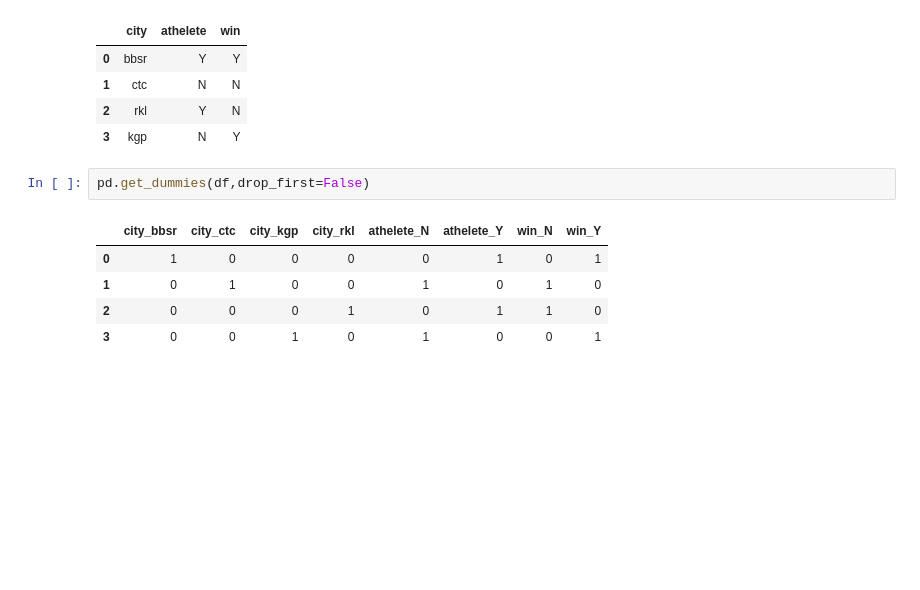
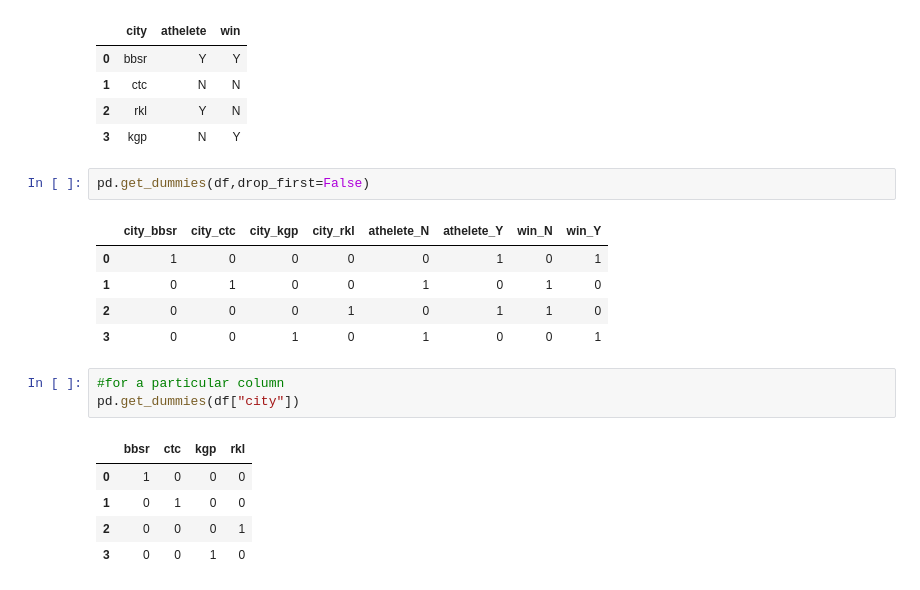
Before and after one commit to Coder-Amlan-for-College/MLC, a Jupyter notebook: Feature Engineering.ipynb, the cells around one changed output. Drawn from its saved outputs; the diff is of its cells as text; blank space fills up the shorter version.

```diff
--- a/Feature Engineering.ipynb
+++ b/Feature Engineering.ipynb
@@ -137,3 +152,12 @@ pd.get_dummies(df,drop_first=False)
 | 1 | 0 | 1 | 0 | 0 | 1 | 0 | 1 | 0 |
 | 2 | 0 | 0 | 0 | 1 | 0 | 1 | 1 | 0 |
 | 3 | 0 | 0 | 1 | 0 | 1 | 0 | 0 | 1 |
+# %%
+#for a particular column
+pd.get_dummies(df["city"])
+# %% [output]
+|  | bbsr | ctc | kgp | rkl |
+| 0 | 1 | 0 | 0 | 0 |
+| 1 | 0 | 1 | 0 | 0 |
+| 2 | 0 | 0 | 0 | 1 |
+| 3 | 0 | 0 | 1 | 0 |
```
Also changed, not shown: parts of 6 cells of this notebook.
